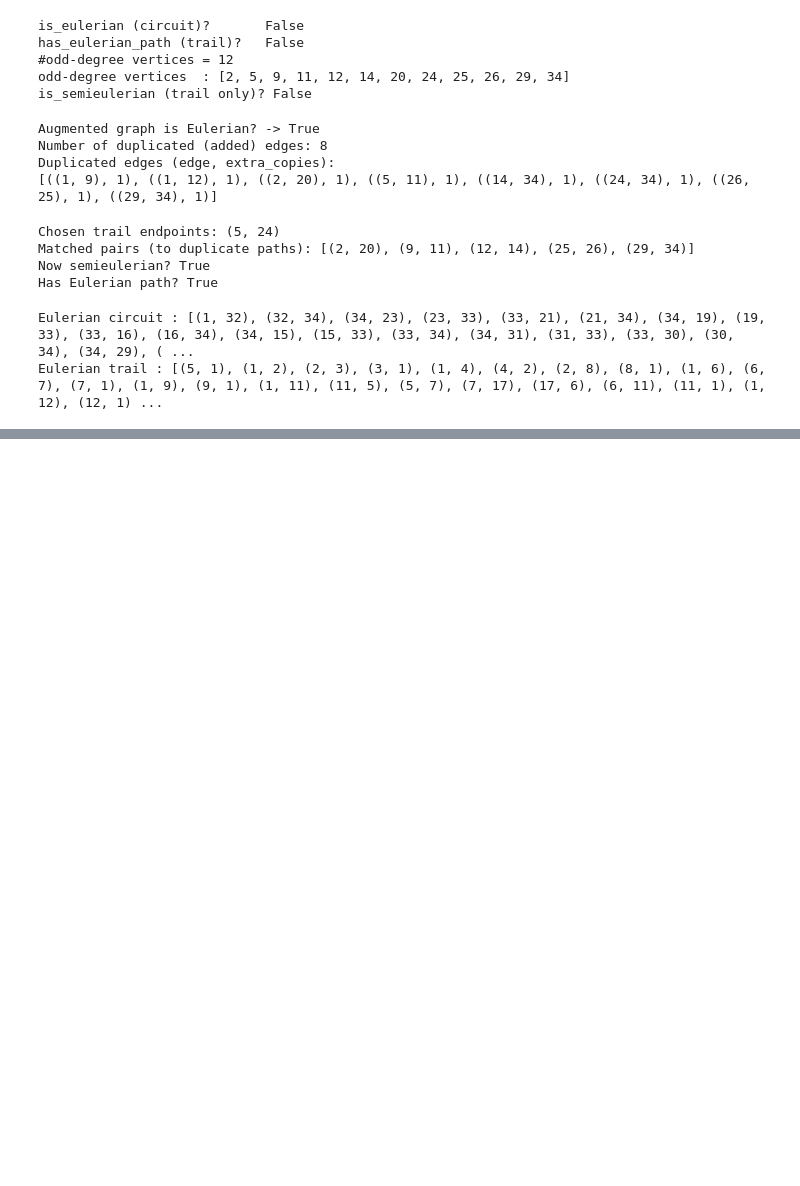
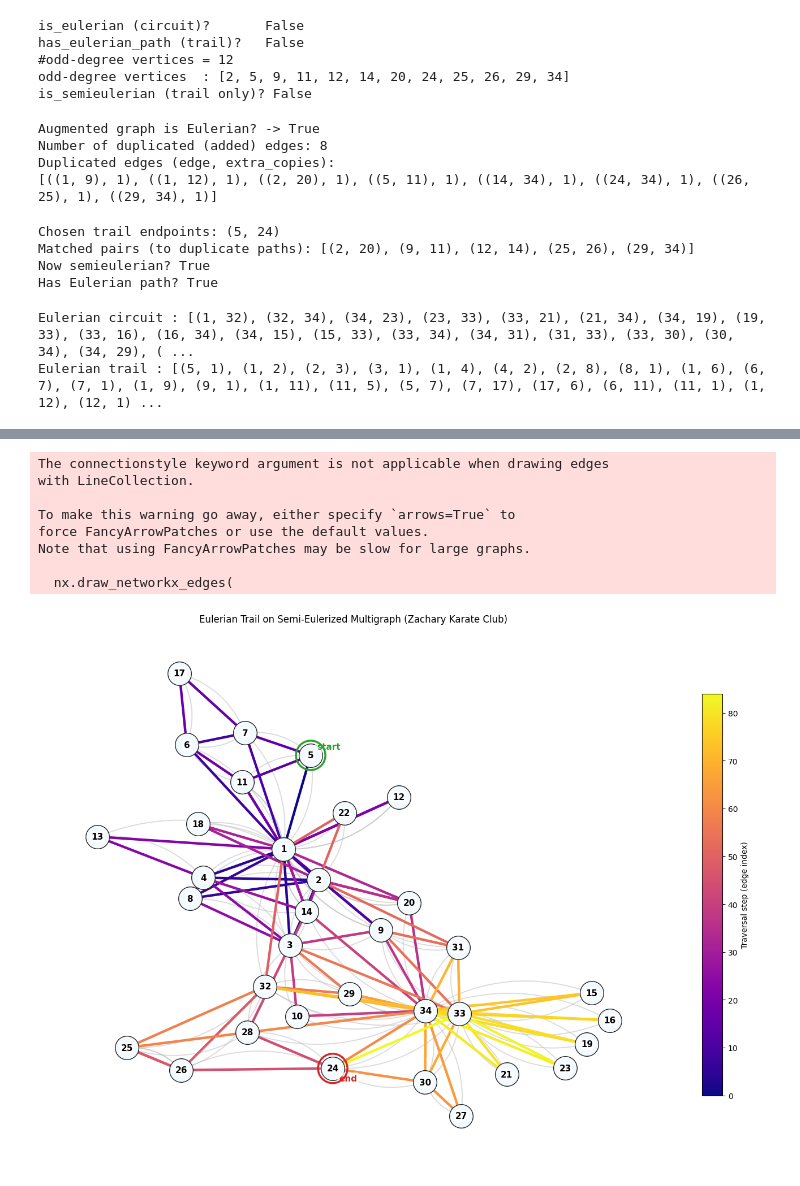
Before and after one commit to chiragdhamija/DPCN-ASs, a Jupyter notebook: Assignment-01/q2.ipynb, the cells around one changed output, grey strips where cells are left out. Saved outputs shown, nothing was run; the diff lists cells and outputs as text; code cells hidden in the pictures; blank space fills up the shorter version.

```diff
--- a/Assignment-01/q2.ipynb
+++ b/Assignment-01/q2.ipynb
@@ -128,0 +247,17 @@ Eulerian trail : [(5, 1), (1, 2), (2, 3), (3, 1), (1, 4), (4, 2), (2, 8), (8, 1)
+# %%
+trail_walk = list(nx.eulerian_path(M_trail, keys=M_trail.is_multigraph()))
+draw_euler_walk(
+    M_trail, trail_walk,
+    title="Eulerian Trail on Semi-Eulerized Multigraph (Zachary Karate Club)",
+    spread=3.8, seed=11, base_connection_rad=0.24
+)
+# %% [output]
+The connectionstyle keyword argument is not applicable when drawing edges
+with LineCollection.
+
+To make this warning go away, either specify `arrows=True` to
+force FancyArrowPatches or use the default values.
+Note that using FancyArrowPatches may be slow for large graphs.
+
+  nx.draw_networkx_edges(
+[figure, added]
```
Also changed, not shown: parts of 2 cells of this notebook.
